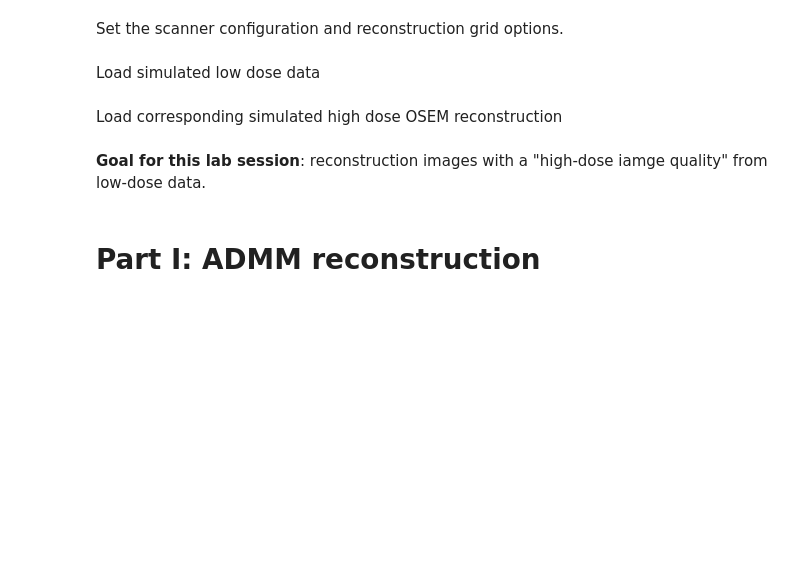
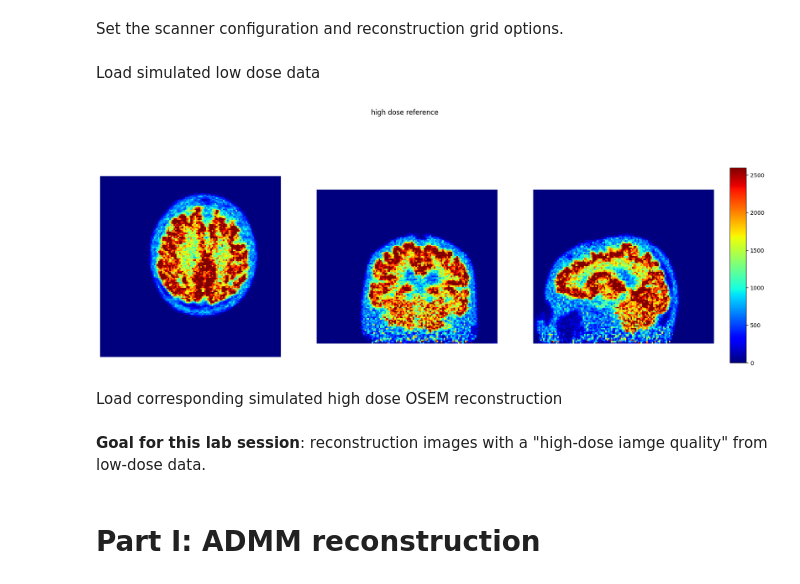
Before and after one commit to marsvn/TP_janv25, a Jupyter notebook: tp_atsi.ipynb, the cells around one changed output. Drawn from its saved outputs; the diff is of its cells as text; code cells hidden in the pictures; blank space fills up the shorter version.

```diff
--- a/tp_atsi.ipynb
+++ b/tp_atsi.ipynb
@@ -170,6 +201,10 @@ dict_sino=PETLibs.recons.GPURecons.GPUCASToRSinos(castor_df_hdr_fpath, castor_df
 #!cp -r /content/drive/MyDrive/pyPETLibs /usr/local/lib/python3.10/dist-packages/
 # %%
 #!ls /usr/local/lib/python3.10/dist-packages/
+# %%
+fig=PETLibs.utils.display3D_1cbar(ordose,interpolation='none', vmin = 0, vmax= 2600, title="high dose reference")
+# %% [output]
+[figure, added]
 # %% [markdown]
 Load corresponding simulated high dose OSEM reconstruction
 # %%
```
Also changed, not shown: parts of 13 cells of this notebook.
